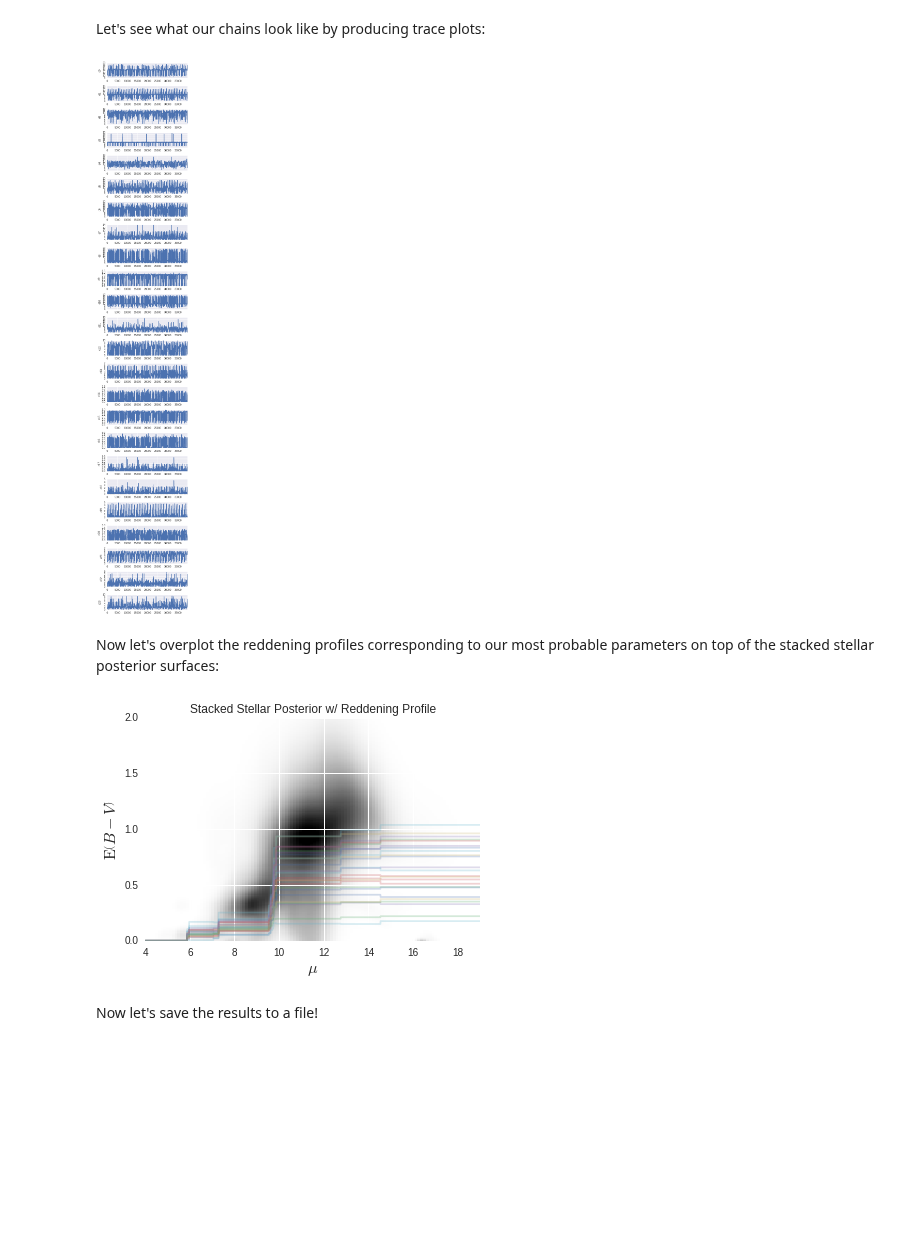
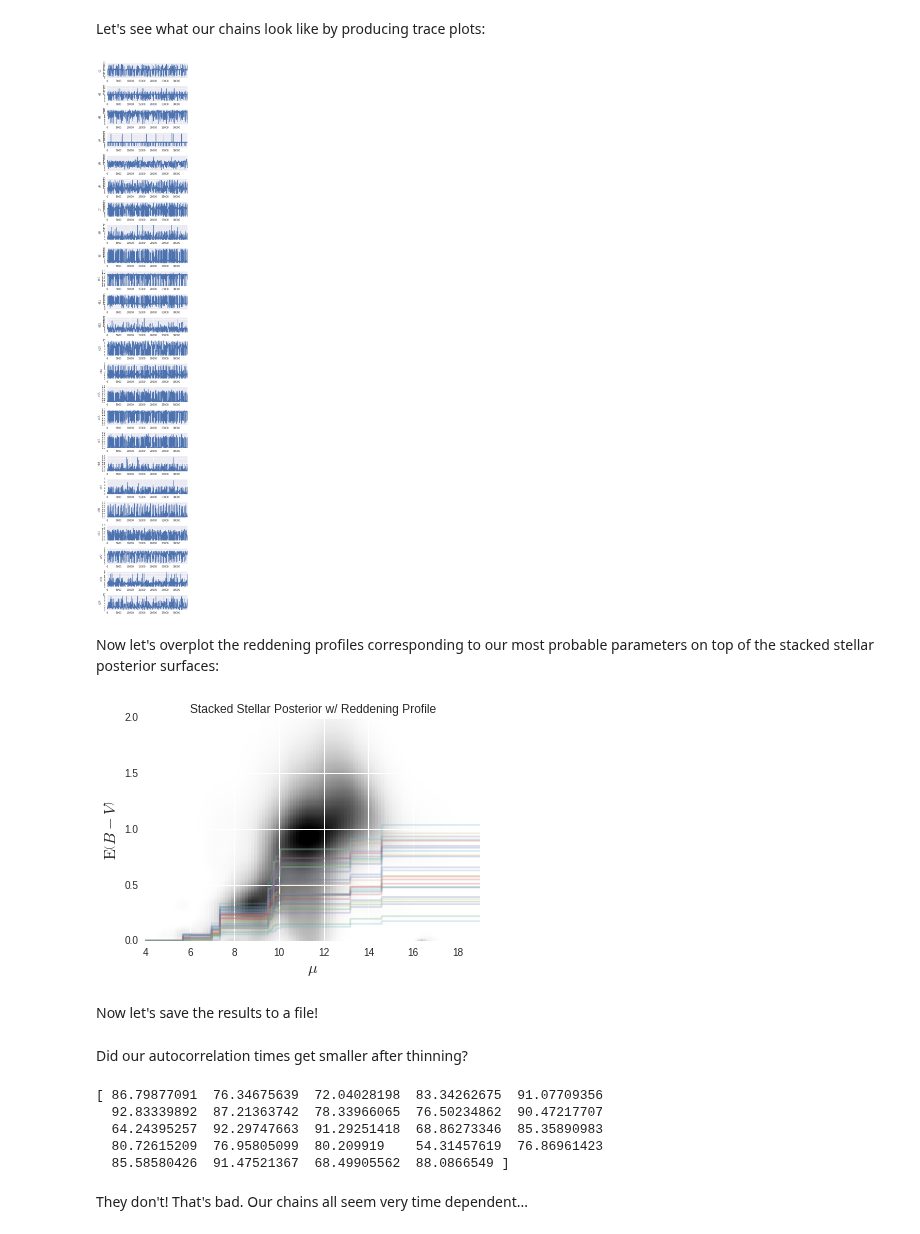
Before and after one commit to catherinezucker/dustcurve, a Jupyter notebook: tutorial.ipynb, the cells around one changed output. Drawn from its saved outputs; the diff is of its cells as text; code cells hidden in the pictures; blank space fills up the shorter version.

Commit message:
tried thinning but autocorrelation times don't get better; also ran for 50,000 stpes

```diff
--- a/tutorial.ipynb
+++ b/tutorial.ipynb
@@ -57,10 +57,10 @@ kdistmod=5*np.log10(kdist)-5
 #slightly perturb the starting positions for each walker, in a ball centered around result
 result=kdistmod.tolist()
 result.extend(1.0 for i in range (nslices))
-starting_positions = [[result + 1e-1*np.random.randn(ndim) for i in range(nwalkers)] for j in range(ntemps)]
+starting_positions = [[result + np.random.randn(ndim) for i in range(nwalkers)] for j in range(ntemps)]
 
 #set up the starting position array and add variance (up to 1 in distance modulus) to each walker
-starting_positions = [[result + 1e-1*np.random.randn(ndim) for i in range(nwalkers)] for j in range(ntemps)]
+starting_positions = [[result + np.random.randn(ndim) for i in range(nwalkers)] for j in range(ntemps)]
 
 
 #set up the sampler object
@@ -139,21 +139,21 @@ Let's see what our chains look like by producing trace plots:
 # %%
 #set up subplots for chain plotting
 axes=['ax'+str(i) for i in range(ndim)]
 fig, (axes) = plt.subplots(ndim, figsize=(5,30))
 
 plt.tight_layout()
 
 for i in range(0,ndim):
     if i<int(ndim/2):
-        axes[i].set(ylabel='d%i' % i)
+        axes[i].set(ylabel='d%i' % (i+1))
     else:
-        axes[i].set(ylabel='c%i' % i)
+        axes[i].set(ylabel='c%i' % (i+1))
 
 #plot traces for each parameter
 for i in range(0,ndim):
     sns.tsplot(traces_cold[i],ax=axes[i])
 # %% [output]
-[figure, old version]
+[figure, new version]
 # %% [markdown]
 Now let's overplot the reddening profiles corresponding to our most probable parameters on top of the stacked stellar posterior surfaces:
 # %%
@@ -167,7 +167,7 @@ from dustcurve import plot_posterior
 #plot the reddening profile over the stacked, normalized stellar posterior surfaces
 plot_posterior.plot_posterior(np.asarray(post_array),np.linspace(4,19,120),np.linspace(0,7,700),quantile_50,ratio,unique_co,y_range=[0,2],vmax=1)
 # %% [output]
-[figure, old version]
+[figure, new version]
 # %% [markdown]
 Now let's save the results to a file!
 # %%
@@ -186 +185,17 @@ probdata[:,:,:]=sampler.lnprobability
 fwrite.close()
+# %% [markdown]
+Did our autocorrelation times get smaller after thinning?
+# %%
+#find autocorrelation times:
+autocorr=sampler.get_autocorr_time()
+autocorr_cold=autocorr[0,:]
+
+print(autocorr_cold)
+# %% [output]
+[ 86.79877091  76.34675639  72.04028198  83.34262675  91.07709356
+  92.83339892  87.21363742  78.33966065  76.50234862  90.47217707
+  64.24395257  92.29747663  91.29251418  68.86273346  85.35890983
+  80.72615209  76.95805099  80.209919    54.31457619  76.86961423
+  85.58580426  91.47521367  68.49905562  88.0866549 ]
+# %% [markdown]
+They don't! That's bad. Our chains all seem very time dependent...
```
Also changed, not shown: parts of 1 cell of this notebook.
